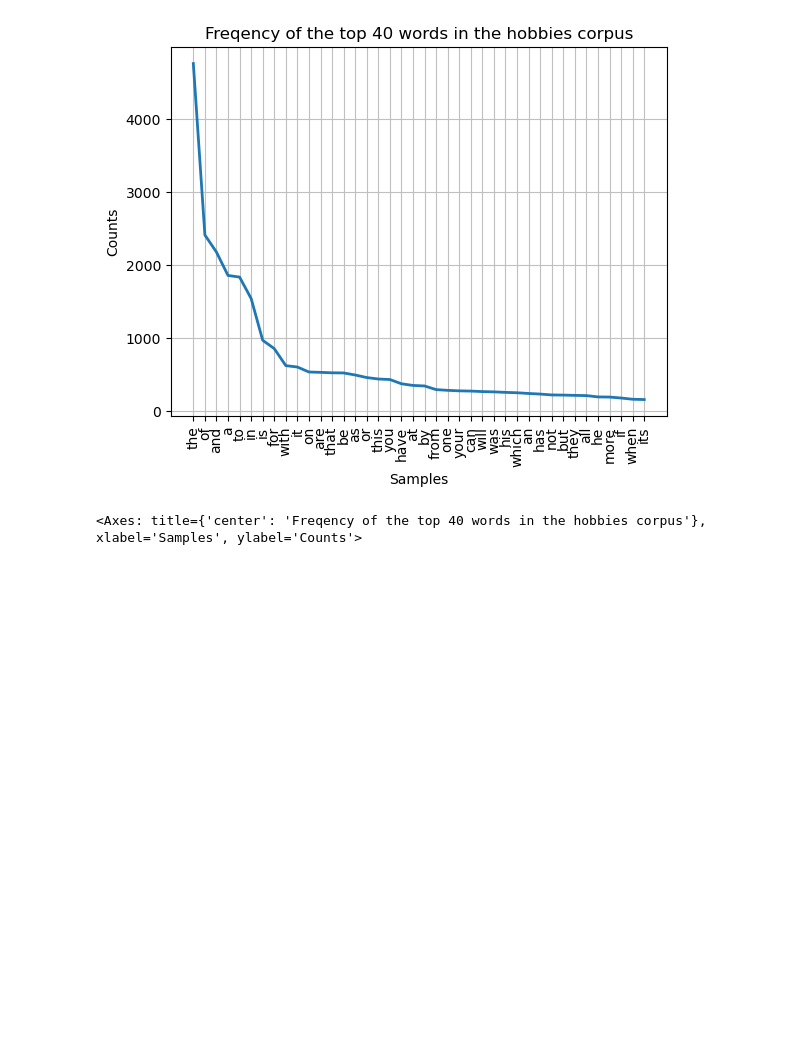
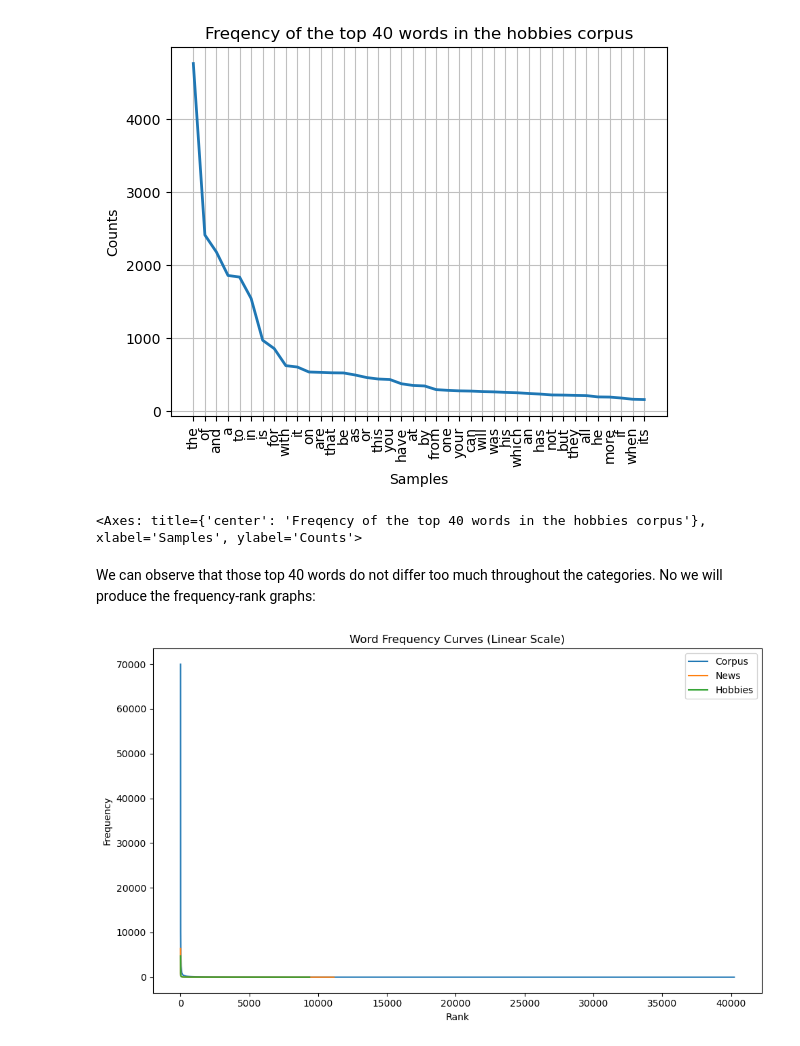
Before and after one commit to clarafayyad/NLP_A2, a Jupyter notebook: problem1.ipynb, the cells around one changed output. Drawn from its saved outputs; the diff is of its cells as text; code cells hidden in the pictures; blank space fills up the shorter version.

```diff
--- a/problem1.ipynb
+++ b/problem1.ipynb
@@ -171,3 +220,25 @@ fwords_hobbies.plot(40, title='Freqency of the top 40 words in the hobbies corpu
 # %% [output]
 [figure]
 <Axes: title={'center': 'Freqency of the top 40 words in the hobbies corpus'}, xlabel='Samples', ylabel='Counts'>
+# %% [markdown]
+We can observe that those top 40 words do not differ too much throughout the categories. No we will produce the frequency-rank graphs:
+# %%
+#get frequencies for the y-axis
+freqs_corpus = sorted(list(fwords.values()), reverse=True)
+freqs_news = sorted(list(fwords_news.values()), reverse=True)
+freqs_hobbies = sorted(list(fwords_hobbies.values()), reverse=True)
+# %%
+#plot the frequencies, where x-axis is the rank of the word and y-axis is the frequency
+#linear scale
+plt.figure(figsize=(10, 6))
+plt.plot(freqs_corpus, label='Corpus')
+plt.plot(freqs_news, label='News')
+plt.plot(freqs_hobbies, label='Hobbies')
+plt.title('Word Frequency Curves (Linear Scale)')
+plt.xlabel('Rank')
+plt.ylabel('Frequency')
+plt.legend()
+plt.tight_layout()
+plt.show()
+# %% [output]
+[figure, added]
```
Also changed, not shown: parts of 21 cells of this notebook.
